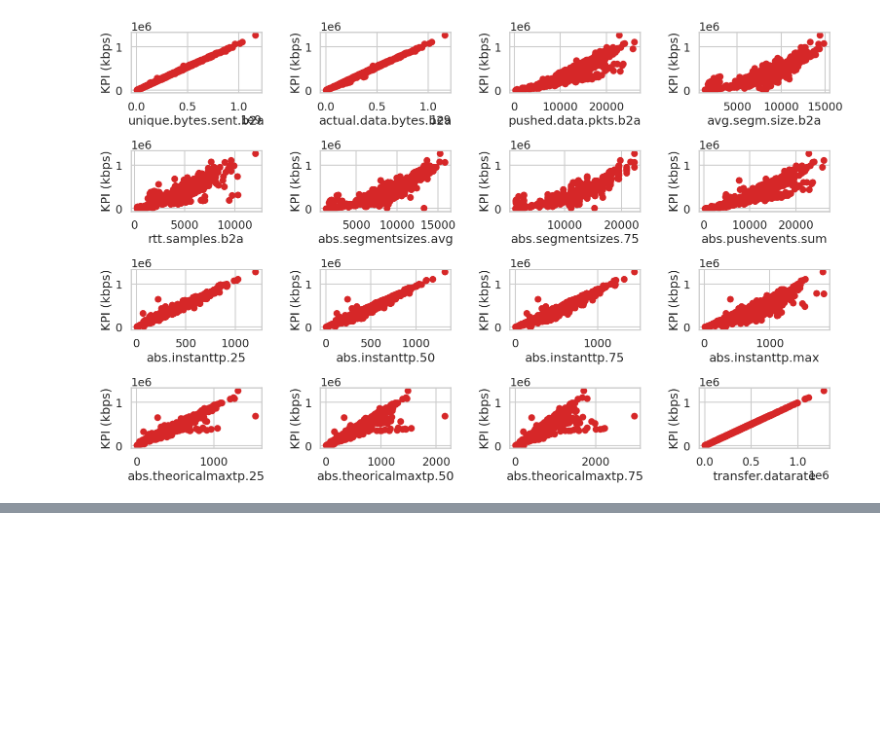
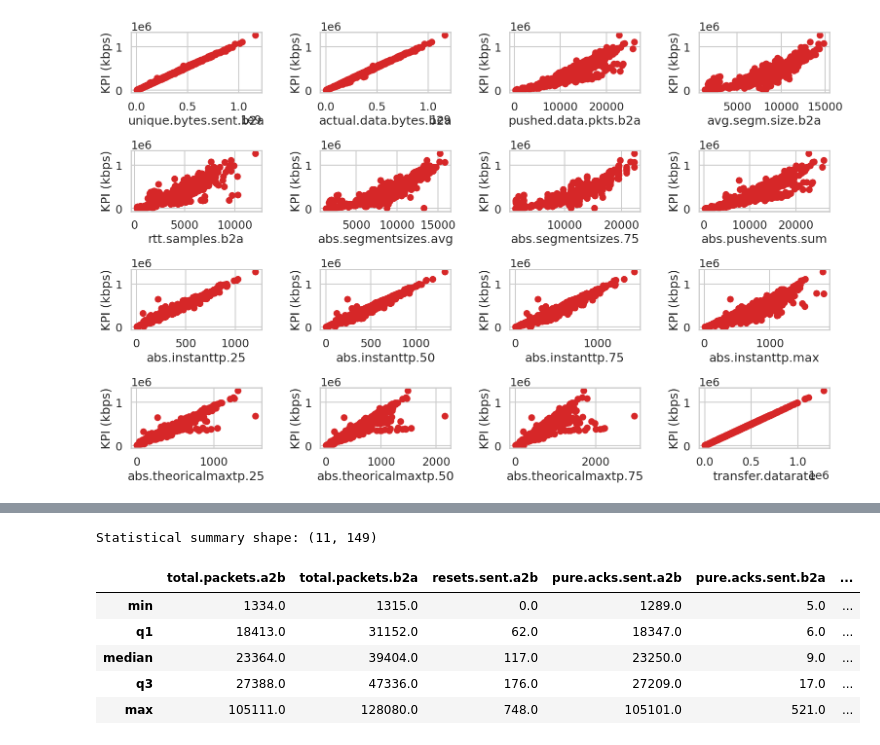
Before and after one commit to JuanMarcosRamirez/xmlad, a Jupyter notebook: 01_preprocessing.ipynb, the cells around one changed output, grey strips where cells are left out. Saved outputs shown, nothing was run; the diff lists cells and outputs as text; code cells hidden in the pictures; blank space fills up the shorter version.

```diff
--- a/01_preprocessing.ipynb
+++ b/01_preprocessing.ipynb
@@ -404,0 +447,15 @@ Saved data_clean.csv with 149 features (after high-correlation pruning)
+# %%
+# Compute summary
+stat_summary = compute_stat_summary(data_cleaned)
+
+# Display
+print("Statistical summary shape:", stat_summary.shape)
+stat_summary.head()
+# %% [output]
+Statistical summary shape: (11, 149)
+|  | total.packets.a2b | total.packets.b2a | resets.sent.a2b | pure.acks.sent.a2b | pure.acks.sent.b2a | ... |
+| min | 1334.0 | 1315.0 | 0.0 | 1289.0 | 5.0 | ... |
+| q1 | 18413.0 | 31152.0 | 62.0 | 18347.0 | 6.0 | ... |
+| median | 23364.0 | 39404.0 | 117.0 | 23250.0 | 9.0 | ... |
+| q3 | 27388.0 | 47336.0 | 176.0 | 27209.0 | 17.0 | ... |
+| max | 105111.0 | 128080.0 | 748.0 | 105101.0 | 521.0 | ... |
```
Also changed, not shown: parts of 3 cells of this notebook.
